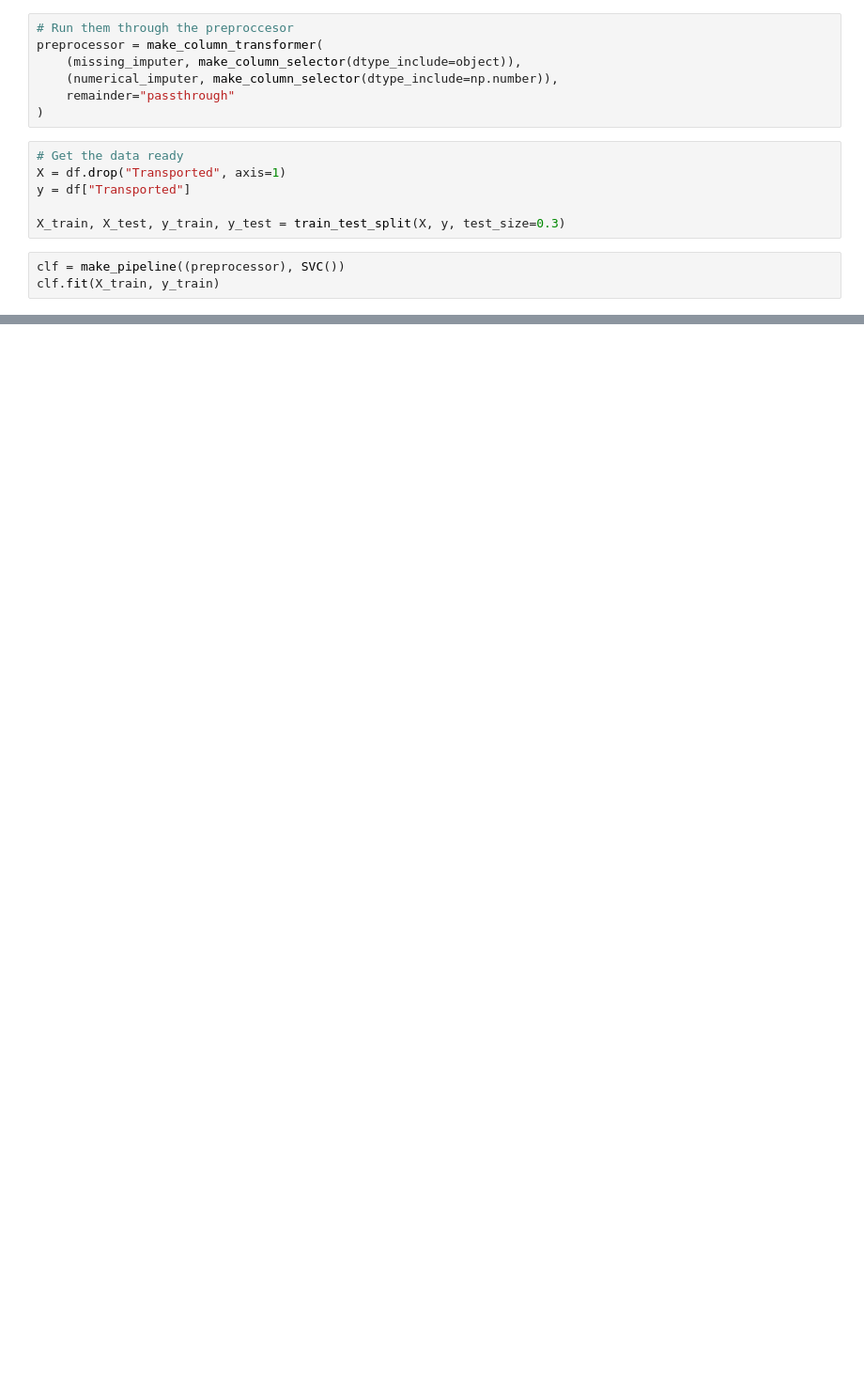
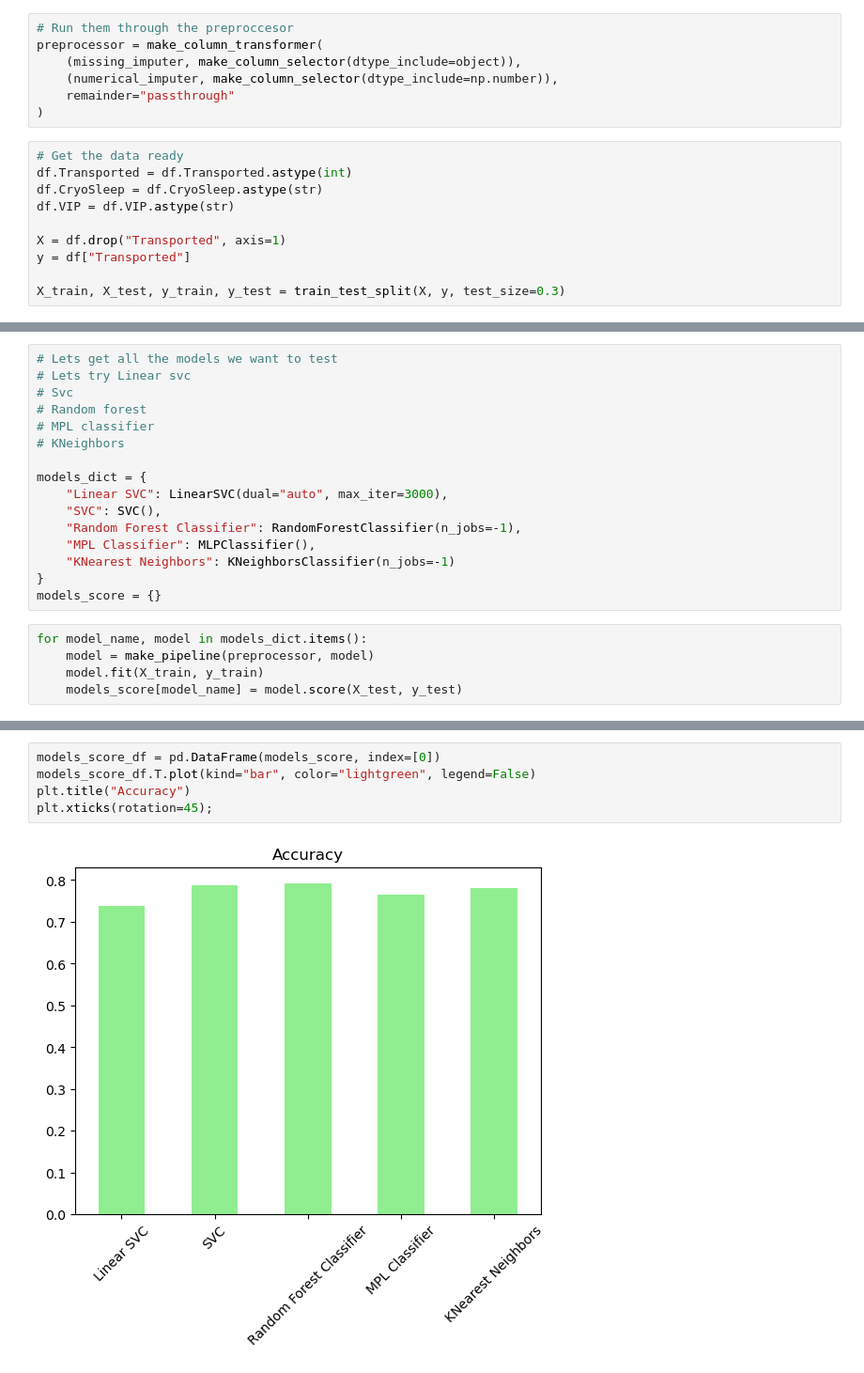
Before and after one commit to msnkr/kaggle_comps, a Jupyter notebook: Spaceship Titanic/Untitled.ipynb, the cells around one changed output, grey strips where cells are left out. Shown at 94% size. Cells and saved outputs as stored; diff of their text form; blank space fills up the shorter version.

```diff
--- a/Spaceship Titanic/Untitled.ipynb
+++ b/Spaceship Titanic/Untitled.ipynb
@@ -72,10 +80,11 @@ preprocessor = make_column_transformer(
 )
 # %%
 # Get the data ready
+df.Transported = df.Transported.astype(int)
+df.CryoSleep = df.CryoSleep.astype(str)
+df.VIP = df.VIP.astype(str)
+
 X = df.drop("Transported", axis=1)
 y = df["Transported"]
 
 X_train, X_test, y_train, y_test = train_test_split(X, y, test_size=0.3)
-# %%
-clf = make_pipeline((preprocessor), SVC())
-clf.fit(X_train, y_train)
@@ -83,0 +91,21 @@ TypeError: Encoders require their input to be uniformly strings or numbers. Got
+# %%
+# Lets get all the models we want to test
+# Lets try Linear svc
+# Svc
+# Random forest
+# MPL classifier
+# KNeighbors
+
+models_dict = {
+    "Linear SVC": LinearSVC(dual="auto", max_iter=3000),
+    "SVC": SVC(),
+    "Random Forest Classifier": RandomForestClassifier(n_jobs=-1),
+    "MPL Classifier": MLPClassifier(),
+    "KNearest Neighbors": KNeighborsClassifier(n_jobs=-1)
+}
+models_score = {}
+# %%
+for model_name, model in models_dict.items():
+    model = make_pipeline(preprocessor, model)
+    model.fit(X_train, y_train)
+    models_score[model_name] = model.score(X_test, y_test)
@@ -83,0 +120,7 @@ TypeError: Encoders require their input to be uniformly strings or numbers. Got
+# %%
+models_score_df = pd.DataFrame(models_score, index=[0])
+models_score_df.T.plot(kind="bar", color="lightgreen", legend=False)
+plt.title("Accuracy")
+plt.xticks(rotation=45);
+# %% [output]
+[figure, added]
```
Also changed, not shown: parts of 6 cells of this notebook.
